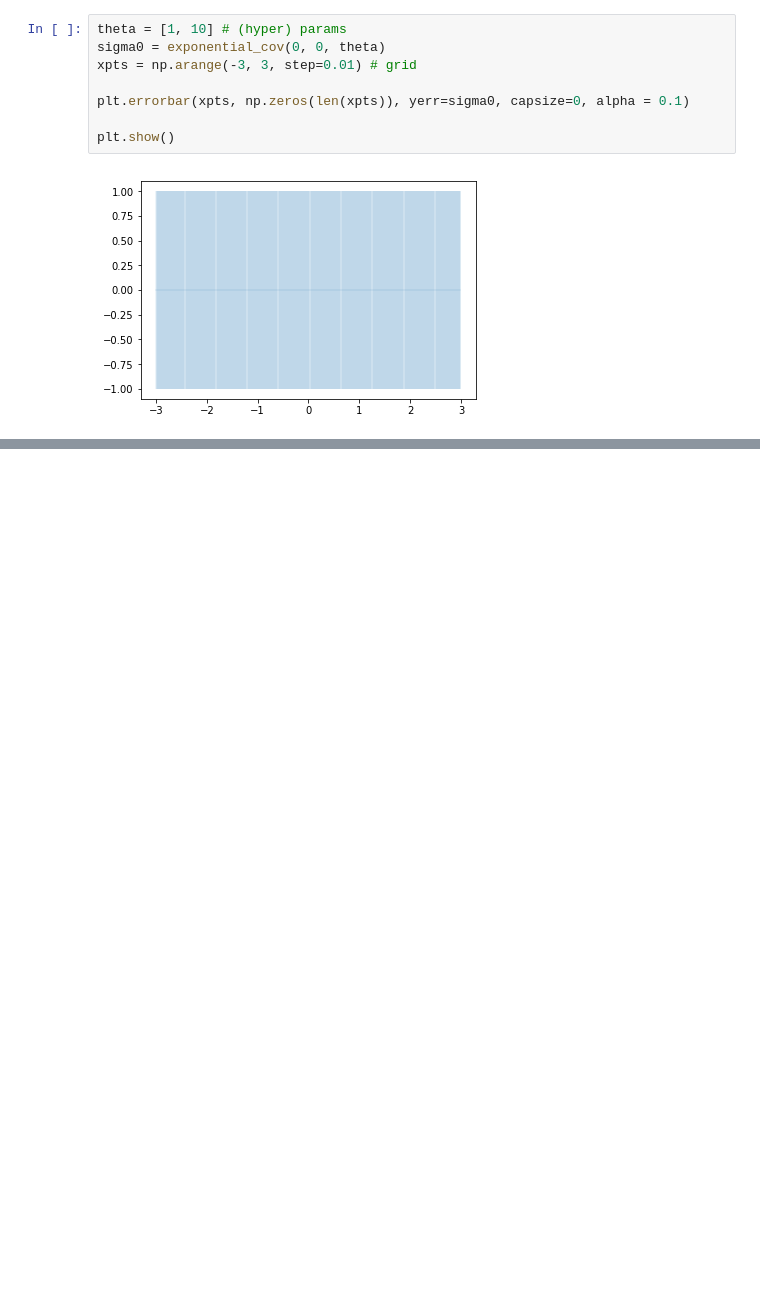
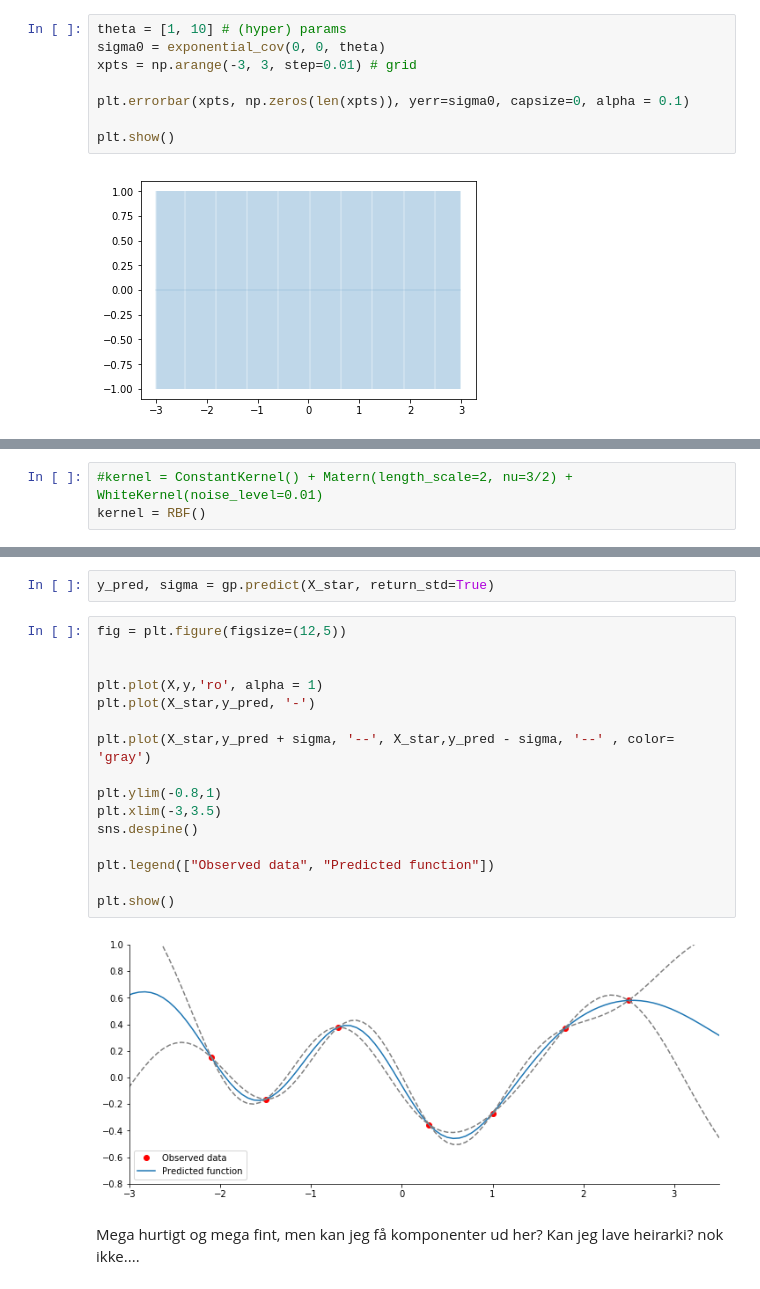
Before and after one commit to Polichinel/Master_Thesis, a Jupyter notebook: GP_test2.ipynb, the cells around one changed output, grey strips where cells are left out. Saved outputs shown, nothing was run; the diff lists cells and outputs as text; blank space fills up the shorter version.

```diff
--- a/GP_test2.ipynb
+++ b/GP_test2.ipynb
@@ -115,0 +229,3 @@ plt.show()
+# %%
+#kernel = ConstantKernel() + Matern(length_scale=2, nu=3/2) + WhiteKernel(noise_level=0.01)
+kernel = RBF()
@@ -115,0 +240,22 @@ plt.show()
+# %%
+y_pred, sigma = gp.predict(X_star, return_std=True)
+# %%
+fig = plt.figure(figsize=(12,5))
+
+
+plt.plot(X,y,'ro', alpha = 1)
+plt.plot(X_star,y_pred, '-')
+
+plt.plot(X_star,y_pred + sigma, '--', X_star,y_pred - sigma, '--' , color= 'gray')
+
+plt.ylim(-0.8,1)
+plt.xlim(-3,3.5)
+sns.despine()
+
+plt.legend(["Observed data", "Predicted function"])
+
+plt.show()
+# %% [output]
+[figure, added]
+# %% [markdown]
+Mega hurtigt og mega fint, men kan jeg få komponenter ud her? Kan jeg lave heirarki? nok ikke....
```
Also changed, not shown: parts of 27 cells of this notebook.
